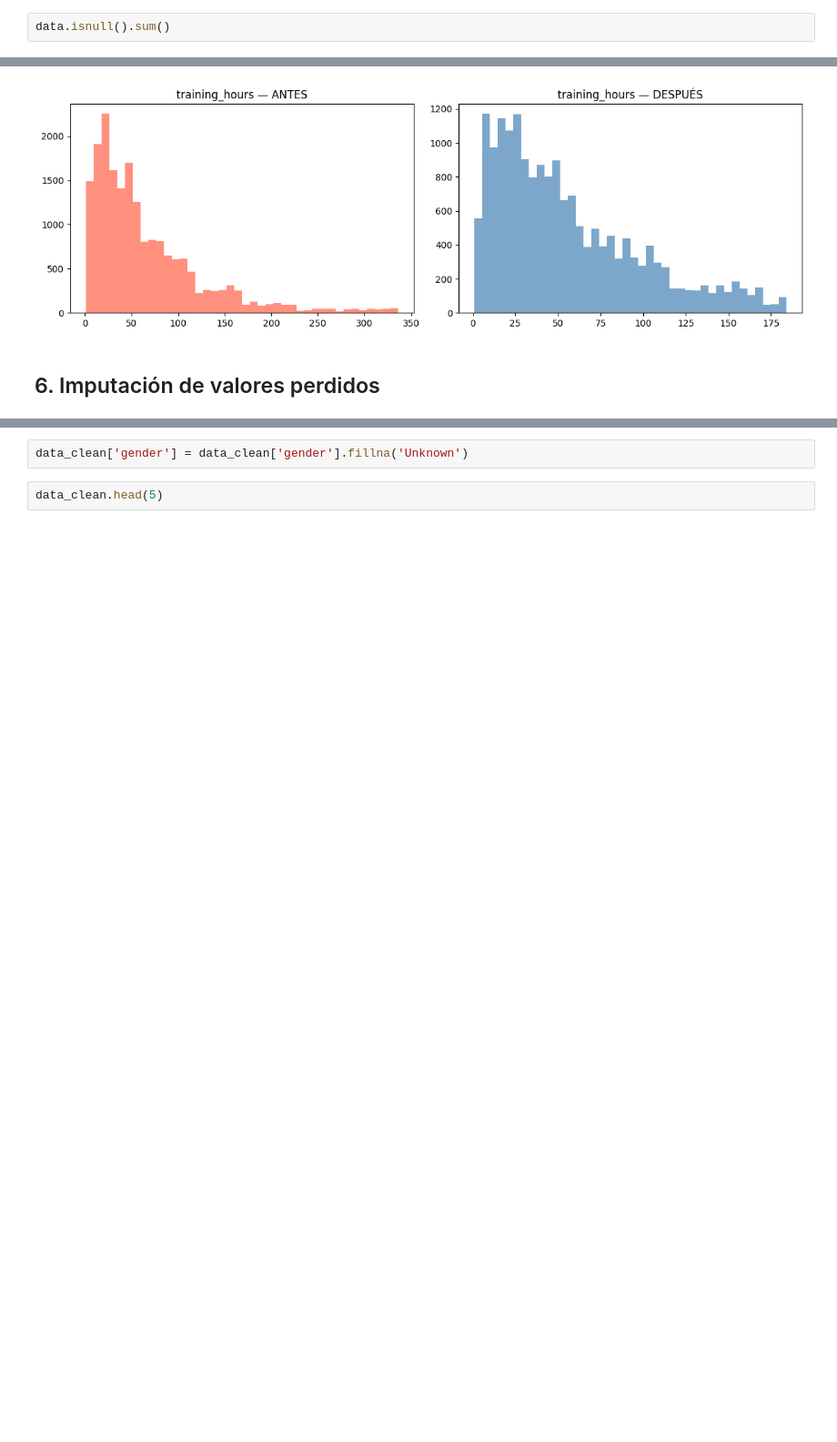
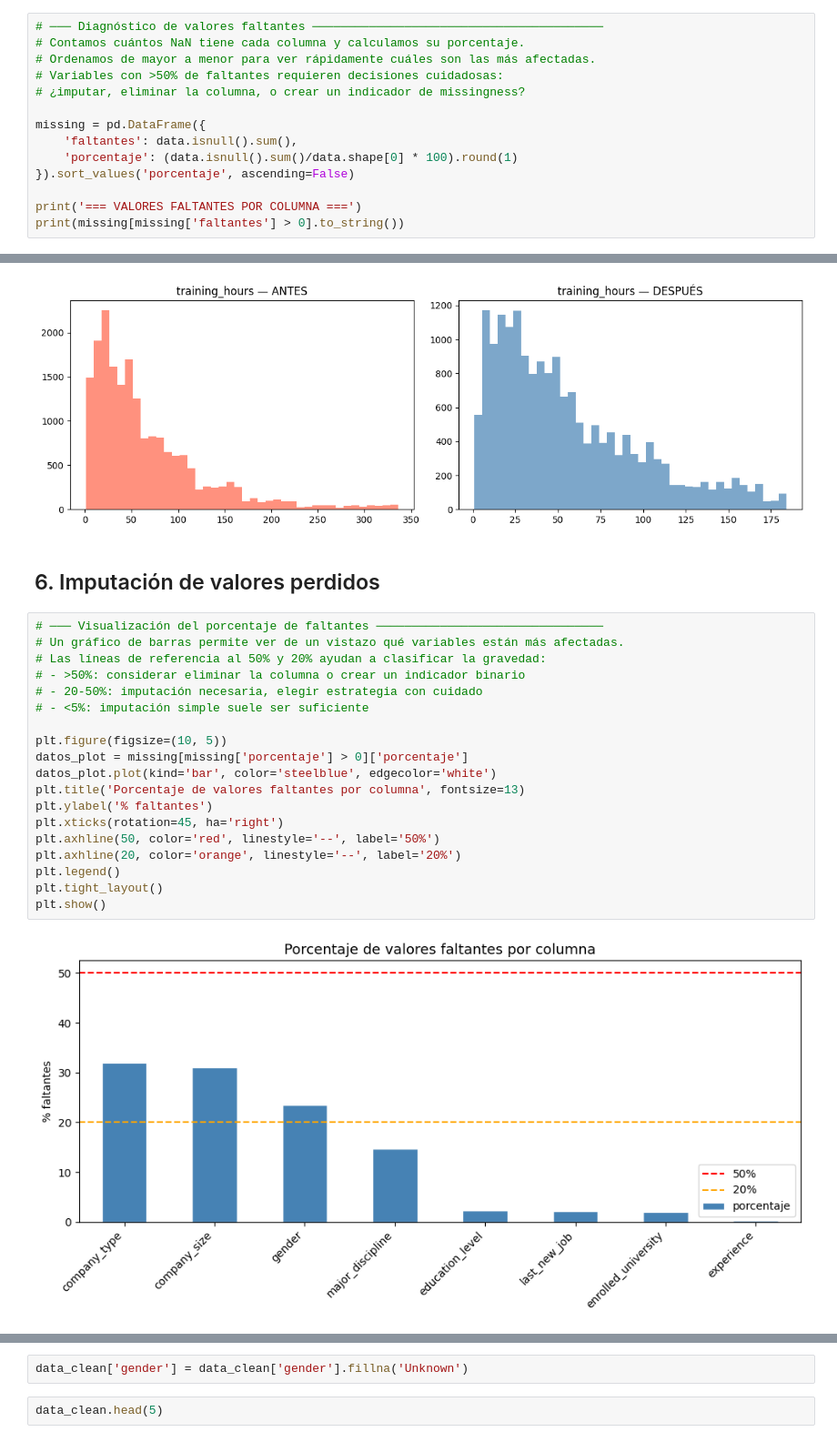
Before and after one commit to alejobgr99/lab-data-science-uniovi, a Jupyter notebook: actividad_final_micro.ipynb, the cells around one changed output, grey strips where cells are left out. Shown at 91% size. Saved outputs shown, nothing was run; the diff lists cells and outputs as text; blank space fills up the shorter version.

```diff
--- a/actividad_final_micro.ipynb
+++ b/actividad_final_micro.ipynb
@@ -57,3 +61,15 @@ data.head()
 # %%
-data.isnull().sum()
+# ─── Diagnóstico de valores faltantes ─────────────────────────────────────────
+# Contamos cuántos NaN tiene cada columna y calculamos su porcentaje.
+# Ordenamos de mayor a menor para ver rápidamente cuáles son las más afectadas.
+# Variables con >50% de faltantes requieren decisiones cuidadosas:
+# ¿imputar, eliminar la columna, o crear un indicador de missingness?
+
+missing = pd.DataFrame({
+    'faltantes': data.isnull().sum(),
+    'porcentaje': (data.isnull().sum()/data.shape[0] * 100).round(1)
+}).sort_values('porcentaje', ascending=False)
+
+print('=== VALORES FALTANTES POR COLUMNA ===')
+print(missing[missing['faltantes'] > 0].to_string())
 # %% [output]
@@ -482,3 +495,24 @@ plt.show()
 [figure]
 # %% [markdown]
 ## 6. Imputación de valores perdidos
+# %%
+# ─── Visualización del porcentaje de faltantes ────────────────────────────────
+# Un gráfico de barras permite ver de un vistazo qué variables están más afectadas.
+# Las líneas de referencia al 50% y 20% ayudan a clasificar la gravedad:
+# - >50%: considerar eliminar la columna o crear un indicador binario
+# - 20-50%: imputación necesaria, elegir estrategia con cuidado
+# - <5%: imputación simple suele ser suficiente
+
+plt.figure(figsize=(10, 5))
+datos_plot = missing[missing['porcentaje'] > 0]['porcentaje']
+datos_plot.plot(kind='bar', color='steelblue', edgecolor='white')
+plt.title('Porcentaje de valores faltantes por columna', fontsize=13)
+plt.ylabel('% faltantes')
+plt.xticks(rotation=45, ha='right')
+plt.axhline(50, color='red', linestyle='--', label='50%')
+plt.axhline(20, color='orange', linestyle='--', label='20%')
+plt.legend()
+plt.tight_layout()
+plt.show()
+# %% [output]
+[figure, added]
```
Also changed, not shown: parts of 9 cells of this notebook.
